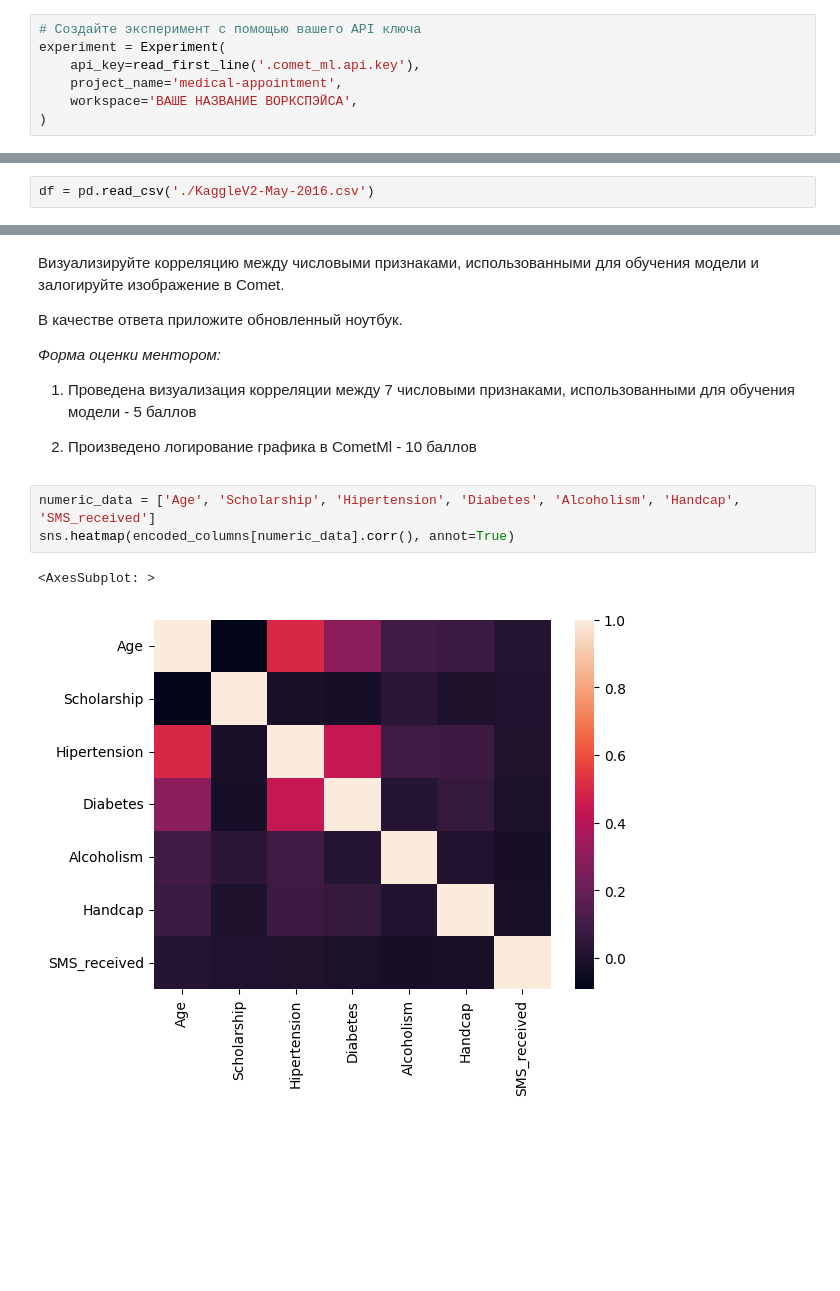
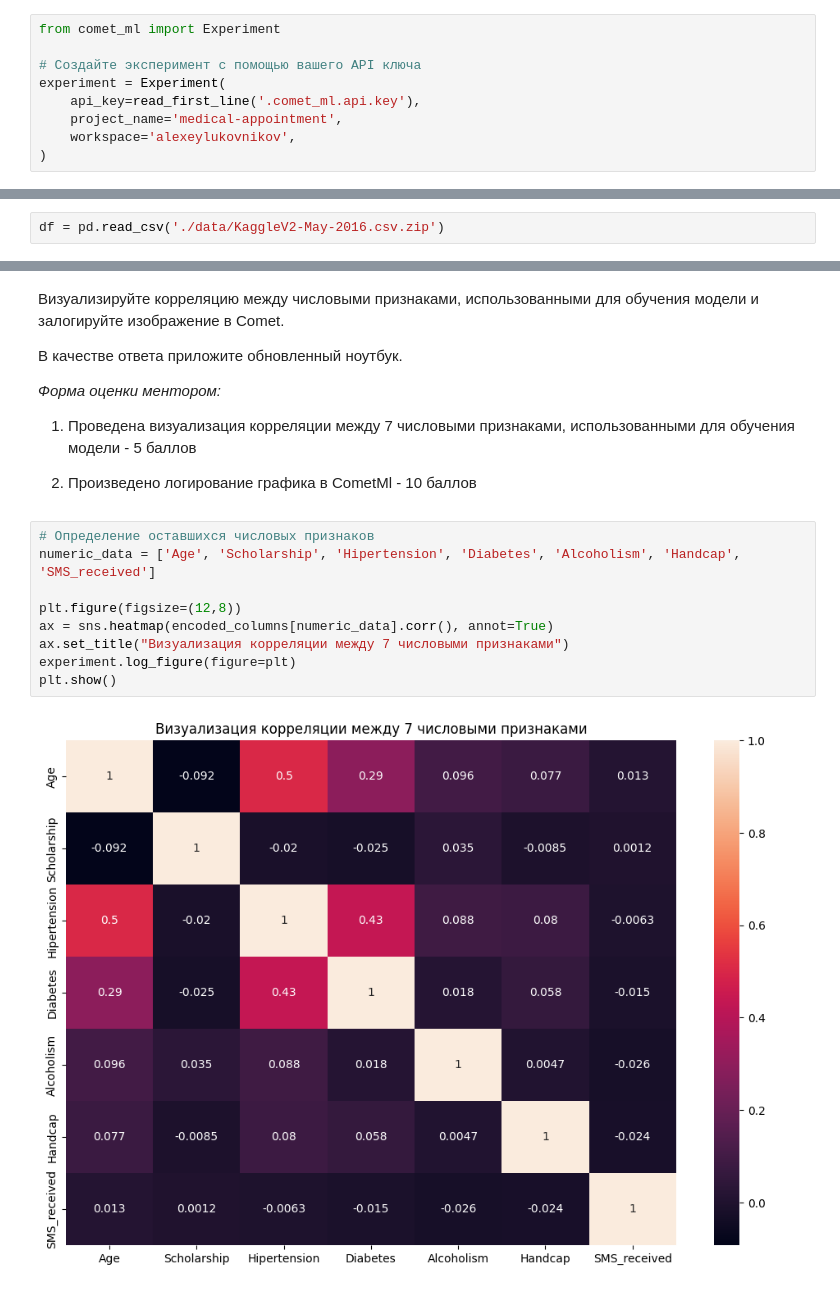
Before and after one commit to AlexeyLukovnikov/sf_data_science, a Jupyter notebook: EDA-6/eda-6_final_task.ipynb, the cells around one changed output, grey strips where cells are left out. Cells and saved outputs as stored; diff of their text form; blank space fills up the shorter version.

```diff
--- a/EDA-6/eda-6_final_task.ipynb
+++ b/EDA-6/eda-6_final_task.ipynb
@@ -15,10 +15,12 @@ def read_first_line(filename):
     with open(file=filename) as file:
         return file.readline()
 # %%
+from comet_ml import Experiment
+
 # Создайте эксперимент с помощью вашего API ключа
 experiment = Experiment(
     api_key=read_first_line('.comet_ml.api.key'),
     project_name='medical-appointment',
-    workspace='ВАШЕ НАЗВАНИЕ ВОРКСПЭЙСА',
+    workspace='alexeylukovnikov',
 )
 # %% [output]
@@ -28,7 +44,7 @@ COMET INFO: Experiment is live on comet.ml https://www.comet.ml/ketrint/medical-
 # %% [markdown]
 # Загрузка данных
 # %%
-df = pd.read_csv('./KaggleV2-May-2016.csv')
+df = pd.read_csv('./data/KaggleV2-May-2016.csv.zip')
 # %%
 df.head()
 # %% [output]
@@ -259,8 +251,13 @@ COMET INFO: Still uploading 1 file(s), remaining 93.16 KB/493.08 KB
 
 2) Произведено логирование графика в CometMl - 10 баллов
 # %%
+# Определение оставшихся числовых признаков
 numeric_data = ['Age', 'Scholarship', 'Hipertension', 'Diabetes', 'Alcoholism', 'Handcap', 'SMS_received']
-sns.heatmap(encoded_columns[numeric_data].corr(), annot=True)
+
+plt.figure(figsize=(12,8))
+ax = sns.heatmap(encoded_columns[numeric_data].corr(), annot=True)
+ax.set_title("Визуализация корреляции между 7 числовыми признаками")
+experiment.log_figure(figure=plt)
+plt.show()
 # %% [output]
-<AxesSubplot: >
-[figure, old version]
+[figure, new version]
```
Also changed, not shown: parts of 11 cells of this notebook.
